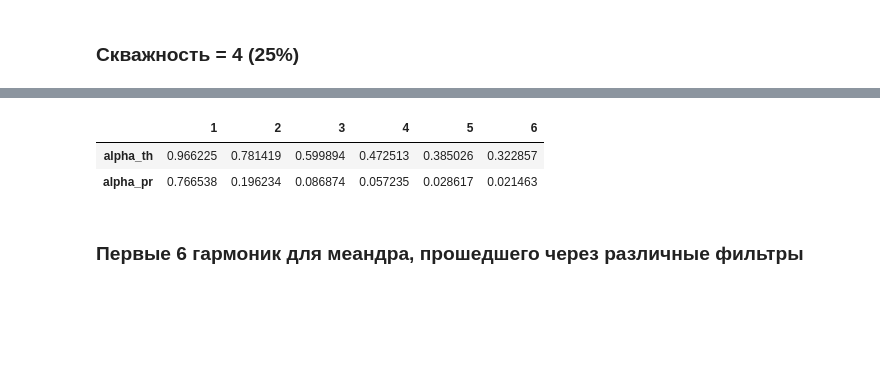
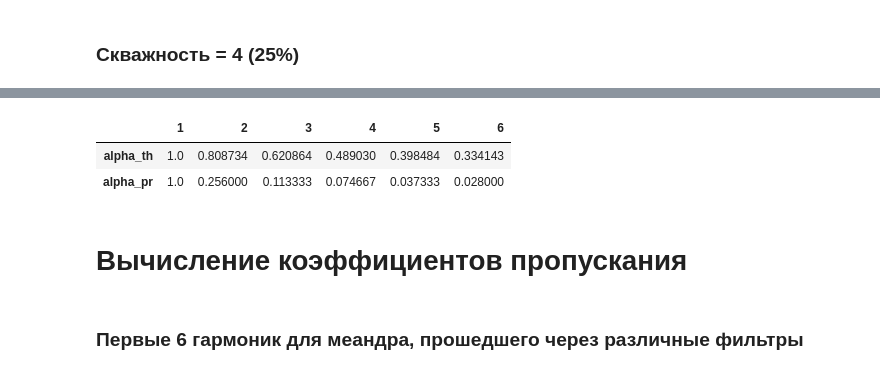
Before and after one commit to UmbrellaLeaf5/physics_lab_works, a Jupyter notebook: 3_sem/213/213.ipynb, the cells around one changed output, grey strips where cells are left out. Drawn from its saved outputs; the diff is of its cells as text; code cells hidden in the pictures; blank space fills up the shorter version.

```diff
--- a/3_sem/213/213.ipynb
+++ b/3_sem/213/213.ipynb
@@ -106,18 +112,21 @@ df
 # %%
 A0 = np.mean([975.1, 989.3, 989.3, 960])*10**(-3) # среднее по квадрату
 
-alpha_th = 1/((1+(omega*C3*R)**2)**0.5)
-alpha_pr = c3 / A0
+alpha_norm = 1/((1+(omega*C3*R)**2)**0.5)[0]
+alpha_th = 1/((1+(omega*C3*R)**2)**0.5)/alpha_norm
+alpha_pr = c3 / c3[0] # (A0)
 
 df = pd.DataFrame([alpha_th, alpha_pr], index=["alpha_th", "alpha_pr"], columns=numbers)
 df
 # %% [output]
 |  | 1 | 2 | 3 | 4 | 5 | 6 |
-| alpha_th | 0.966225 | 0.781419 | 0.599894 | 0.472513 | 0.385026 | 0.322857 |
-| alpha_pr | 0.766538 | 0.196234 | 0.086874 | 0.057235 | 0.028617 | 0.021463 |
+| alpha_th | 1.0 | 0.808734 | 0.620864 | 0.489030 | 0.398484 | 0.334143 |
+| alpha_pr | 1.0 | 0.256000 | 0.113333 | 0.074667 | 0.037333 | 0.028000 |
 # %%
 nu = np.array([8, 24, 40, 56, 72, 88])
 str_nu = [str(i)+" кГц" for i in nu]
+# %% [markdown]
+# Вычисление коэффициентов пропускания
 # %% [markdown]
 ### Первые 6 гармоник для меандра, прошедшего через различные фильтры
 # %%
```
Also changed, not shown: parts of 13 cells of this notebook.
